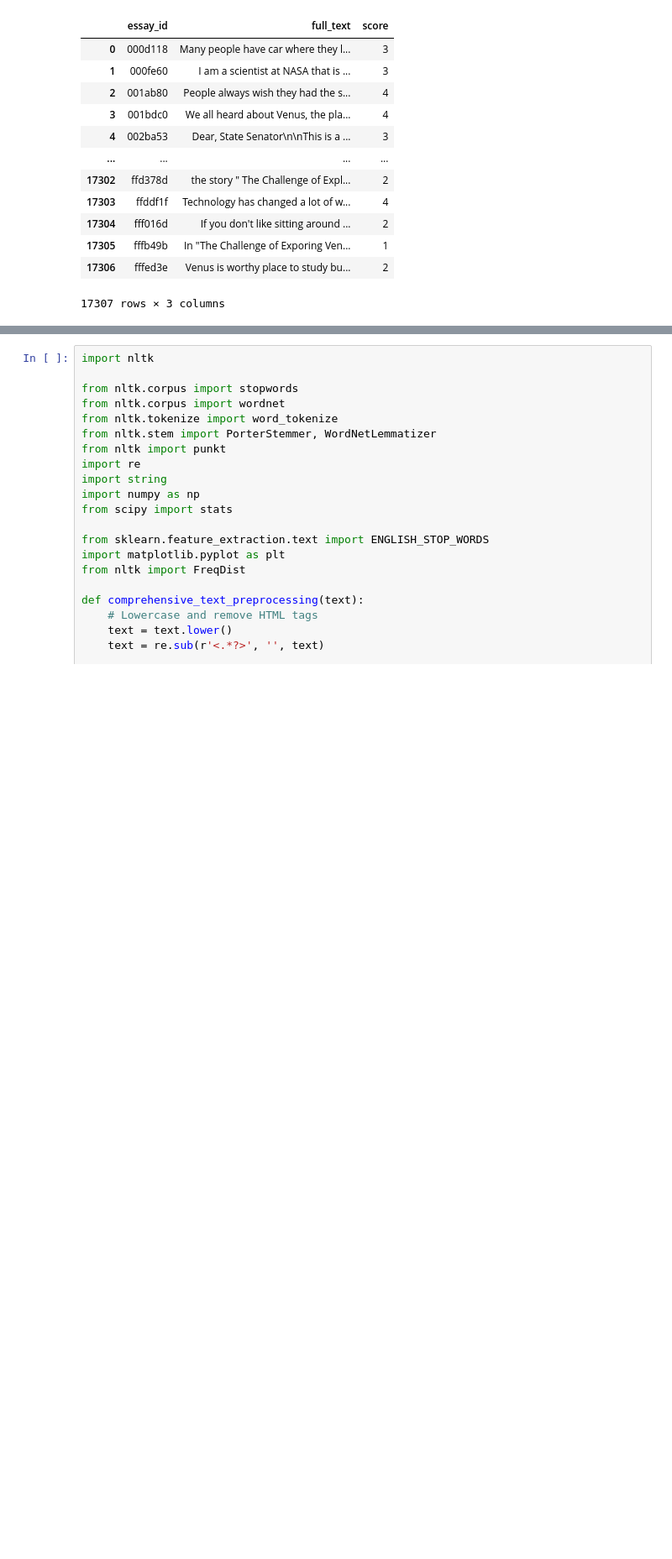
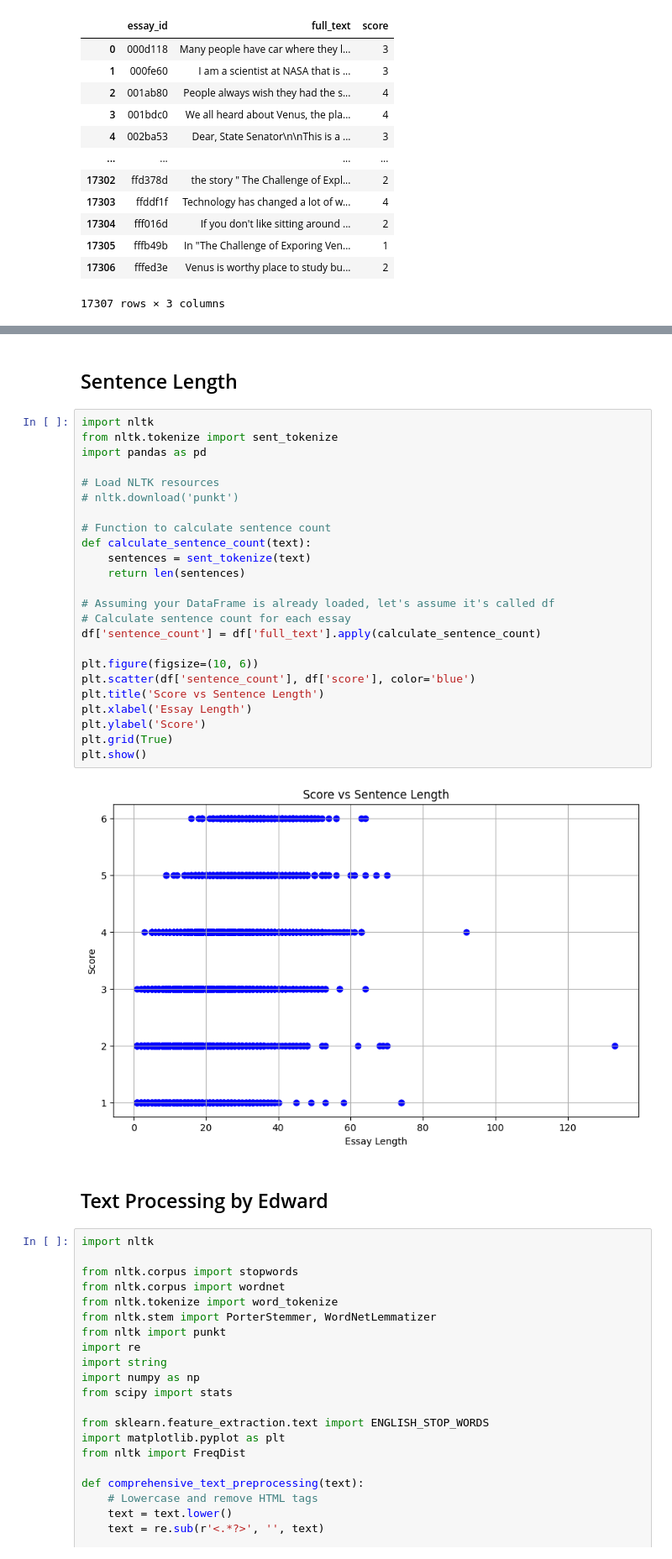
Before and after one commit to keeshram/ECEN520, a Jupyter notebook: Sam_Testing.ipynb, the cells around one changed output, grey strips where cells are left out. Shown: that part at 84% size. Saved outputs shown, nothing was run; the diff lists cells and outputs as text; blank space fills up the shorter version.

```diff
--- a/plswork.ipynb
+++ b/Sam_Testing.ipynb
@@ -22,3 +51,33 @@ df
+# %% [markdown]
+## Sentence Length
+# %%
+import nltk
+from nltk.tokenize import sent_tokenize
+import pandas as pd
+
+# Load NLTK resources
+# nltk.download('punkt')
+
+# Function to calculate sentence count
+def calculate_sentence_count(text):
+    sentences = sent_tokenize(text)
+    return len(sentences)
+
+# Assuming your DataFrame is already loaded, let's assume it's called df
+# Calculate sentence count for each essay
+df['sentence_count'] = df['full_text'].apply(calculate_sentence_count)
+
+plt.figure(figsize=(10, 6))
+plt.scatter(df['sentence_count'], df['score'], color='blue')
+plt.title('Score vs Sentence Length')
+plt.xlabel('Essay Length')
+plt.ylabel('Score')
+plt.grid(True)
+plt.show()
+# %% [output]
+[figure, added]
+# %% [markdown]
+## Text Processing by Edward
 # %%
 import nltk
 
```
Also changed, not shown: parts of 24 cells of this notebook, 2 other files.
